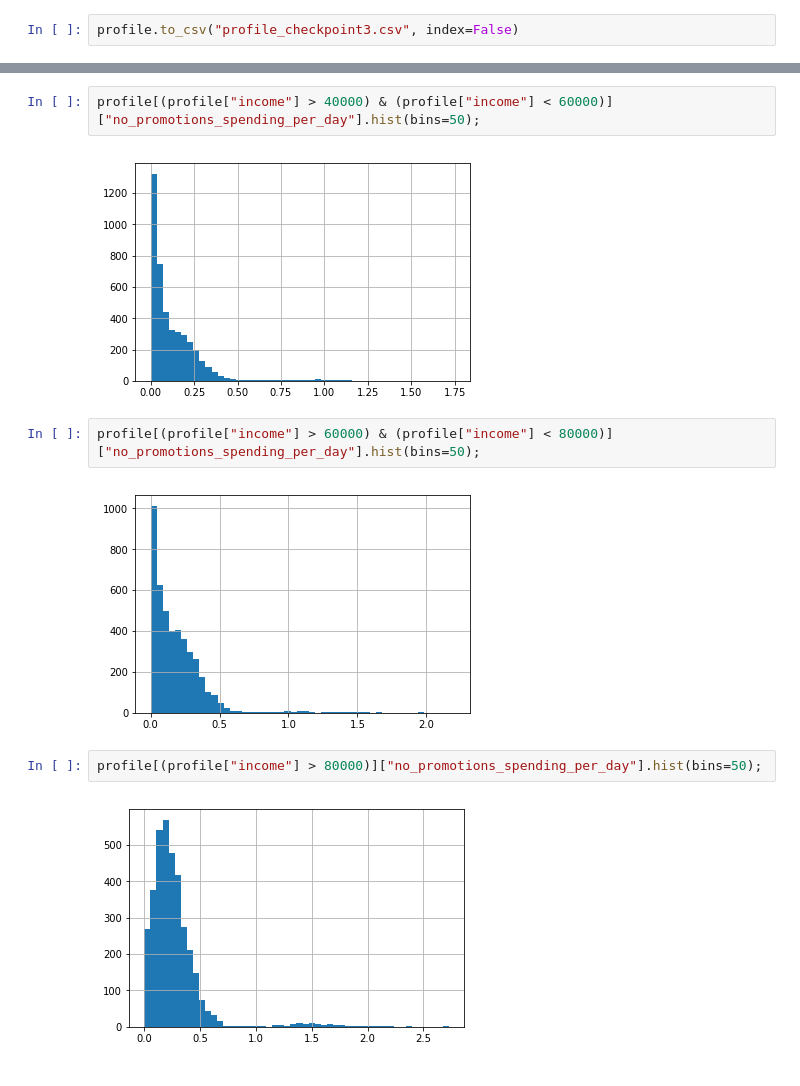
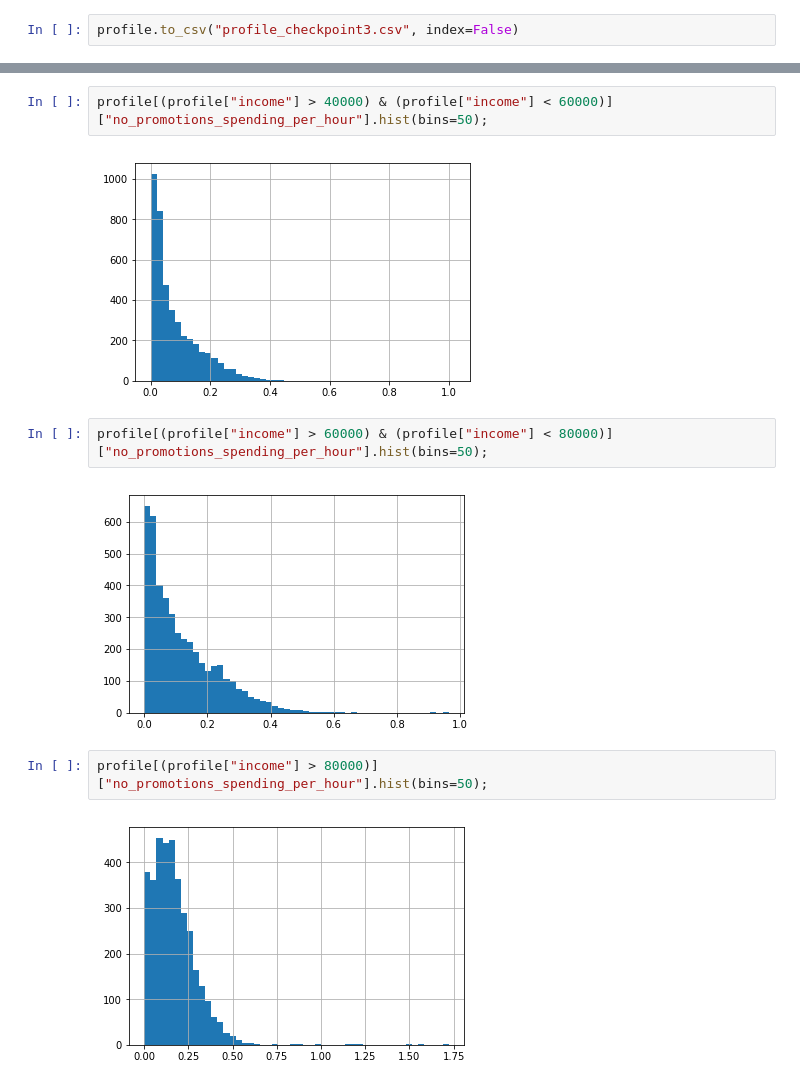
Before and after one commit to keigito/Starbucks_Customer_Analysis, a Jupyter notebook: Starbucks_Capstone_notebook.ipynb, the cells around one changed output, grey strips where cells are left out. Cells and saved outputs as stored; diff of their text form.

```diff
--- a/Starbucks_Capstone_notebook.ipynb
+++ b/Starbucks_Capstone_notebook.ipynb
@@ -815,13 +889,13 @@ profile[(profile["income"]< 40000)]["no_promotions_spending_per_day"].hist(bins=
 # %%
-profile[(profile["income"] > 40000) & (profile["income"] < 60000)]["no_promotions_spending_per_day"].hist(bins=50);
+profile[(profile["income"] > 40000) & (profile["income"] < 60000)]["no_promotions_spending_per_hour"].hist(bins=50);
 # %% [output]
-[figure, old version]
+[figure, new version]
 # %%
-profile[(profile["income"] > 60000) & (profile["income"] < 80000)]["no_promotions_spending_per_day"].hist(bins=50);
+profile[(profile["income"] > 60000) & (profile["income"] < 80000)]["no_promotions_spending_per_hour"].hist(bins=50);
 # %% [output]
-[figure, old version]
+[figure, new version]
 # %%
-profile[(profile["income"] > 80000)]["no_promotions_spending_per_day"].hist(bins=50);
+profile[(profile["income"] > 80000)]["no_promotions_spending_per_hour"].hist(bins=50);
 # %% [output]
-[figure, old version]
+[figure, new version]
 # %%
```
Also changed, not shown: parts of 20 cells of this notebook.
